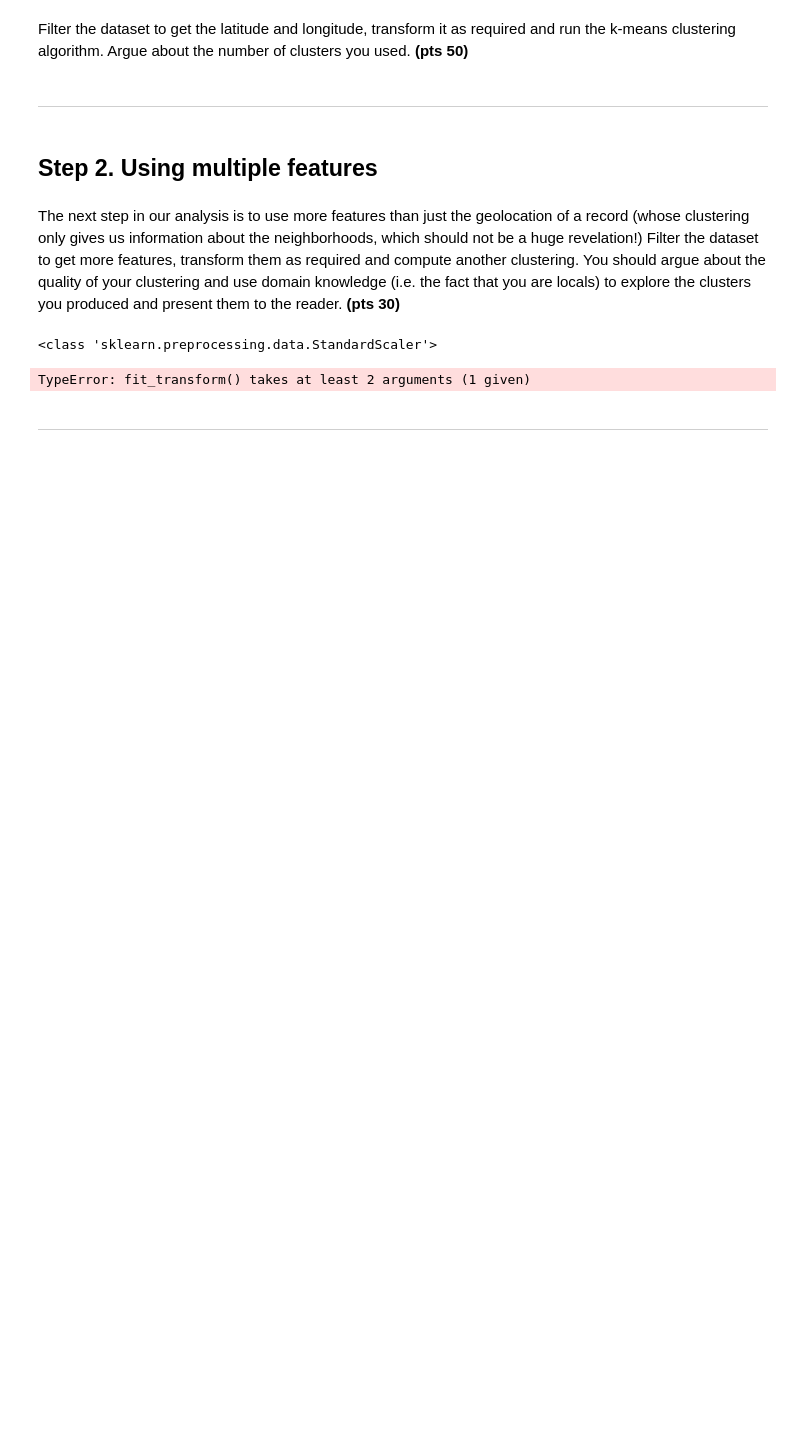
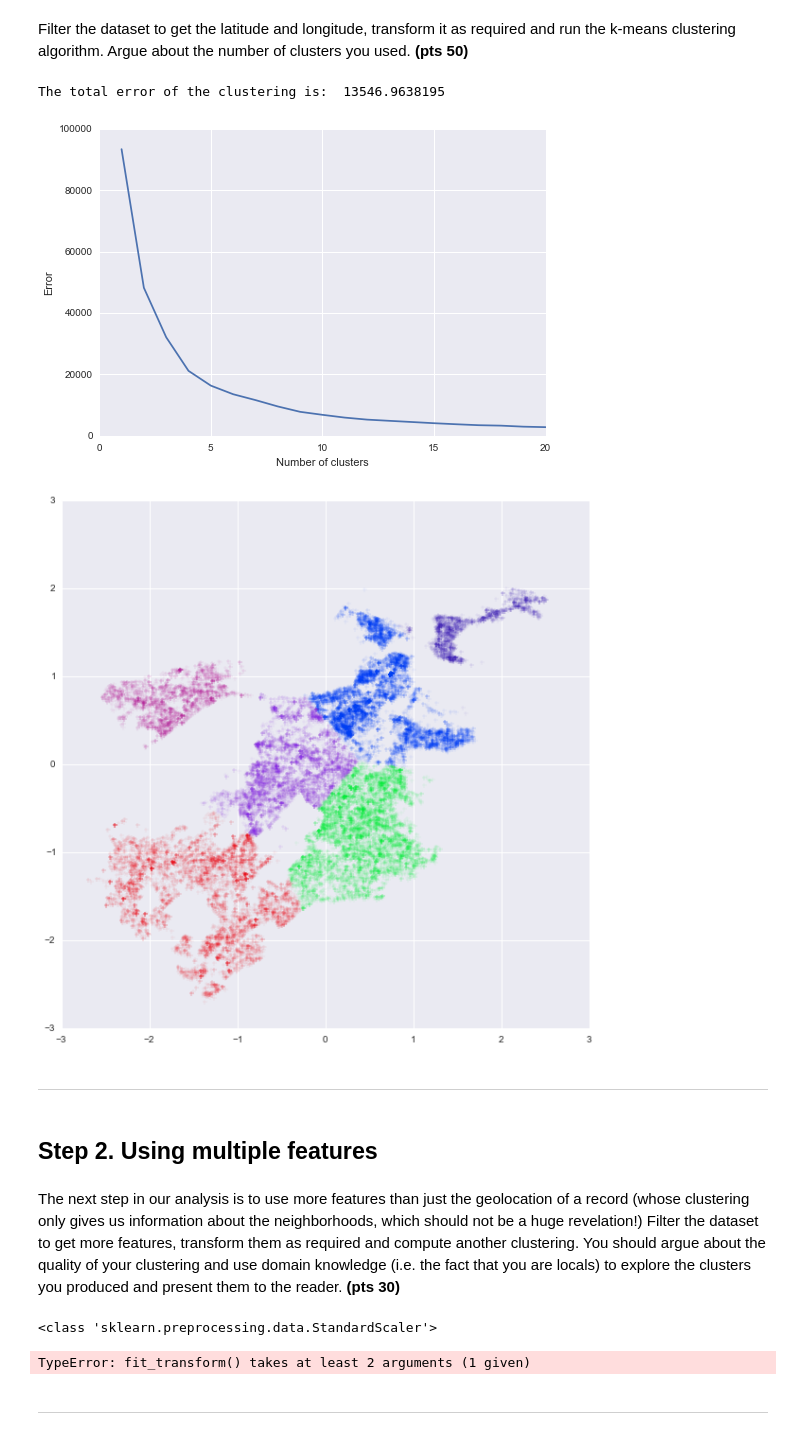
Before and after one commit to taniapapandrea/spring-2015-homeworks, a Jupyter notebook: submissions/Homework-3/3.Clustering.ipynb, the cells around one changed output. Saved outputs shown, nothing was run; the diff lists cells and outputs as text; code cells hidden in the pictures; blank space fills up the shorter version.

```diff
--- a/submissions/Homework-3/3.Clustering.ipynb
+++ b/submissions/Homework-3/3.Clustering.ipynb
@@ -45,37 +45,51 @@ for entry in locs:
     split = entry.split(',')
     X = split[0][1:]
     Y = split[1][:-1]
-    a.append([lat, lon])
+    a.append([X, Y])
     x.append(X)
     y.append(Y)
 a = np.array(a)
 x = np.array(x)
 y = np.array(y)
 
 scaler = sk.preprocessing.StandardScaler()
 x = scaler.fit_transform(x)
 y = scaler.fit_transform(y)
 
 l = np.array([x,y])
 l = np.swapaxes(l, 0, 1)
 
-print l
-"""
 kmeans = KMeans(init='k-means++', n_clusters=6, n_init=10)
 kmeans.fit_predict(l)
 centroids = kmeans.cluster_centers_
 labels = kmeans.labels_
 error = kmeans.inertia_
 
 print "The total error of the clustering is: ", error
+
+def evaluate_clusters(X,max_clusters):
+    error = np.zeros(max_clusters+1)
+    error[0] = 0;
+    for k in range(1,max_clusters+1):
+        kmeans = KMeans(init='k-means++', n_clusters=k, n_init=10)
+        kmeans.fit_predict(X)
+        error[k] = kmeans.inertia_
+
+    plt.plot(range(1,len(error)),error[1:])
+    plt.xlabel('Number of clusters')
+    plt.ylabel('Error')
+
+evaluate_clusters(l, 20)
 
 fig, a = plt.subplots(1,1,figsize=(10,10))
 cmap = sns.color_palette("bright", n_colors=4)
 cmap.extend(sns.hls_palette(n_colors=6, h=0.7, l=0.4, s=0.8))
 
 for i, label in enumerate(set(labels)):
     point_indices = np.where(labels == label)[0]
     point_indices = point_indices.tolist()
     plt.scatter(y[point_indices], x[point_indices], s=25, alpha=0.2, c=cmap[i], marker='+')
-"""
-sns.heatmap(short,xticklabels=False, yticklabels=False, linewidths=0,cbar=False)
+# %% [output]
+The total error of the clustering is:  13546.9638195
+[figure, added]
+[figure, added]
```
Also changed, not shown: parts of 1 cell of this notebook.
